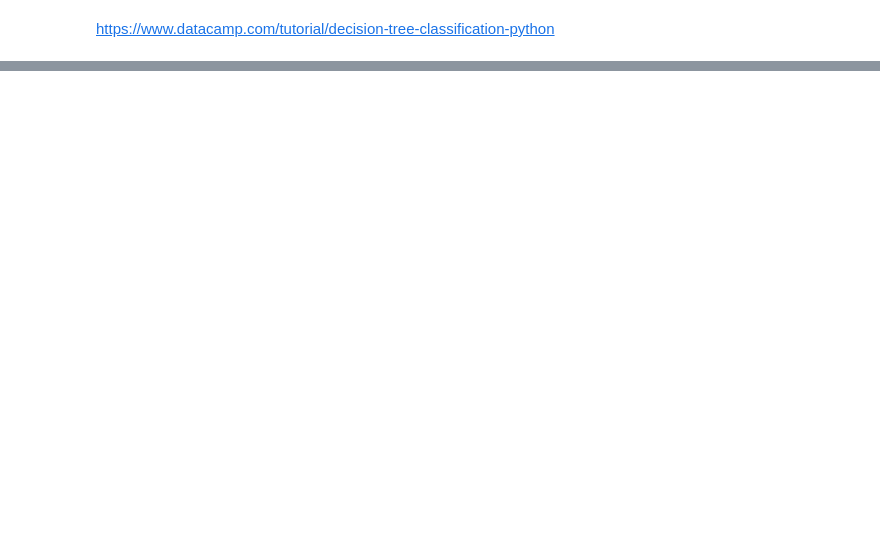
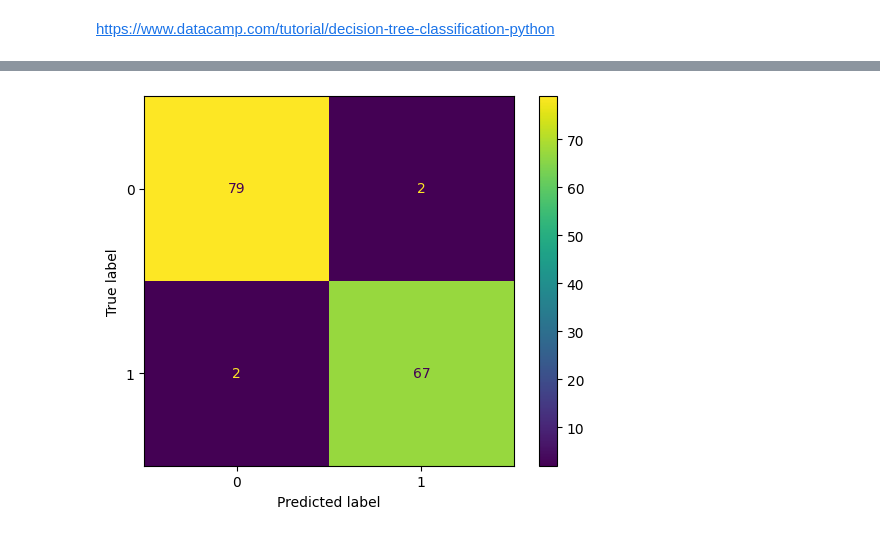
Before and after one commit to jojoroy/Learning, a Jupyter notebook: Decision_Tree.ipynb, the cells around one changed output, grey strips where cells are left out. Cells and saved outputs as stored; diff of their text form; code cells hidden in the pictures; blank space fills up the shorter version.

```diff
--- a/Decision_Tree.ipynb
+++ b/Decision_Tree.ipynb
@@ -107,0 +216,6 @@ Image(graph.create_png())
+# %%
+cm = confusion_matrix(y_test, y_pred)
+
+ConfusionMatrixDisplay(confusion_matrix=cm).plot();
+# %% [output]
+[figure, added]
```
Also changed, not shown: parts of 21 cells of this notebook.
